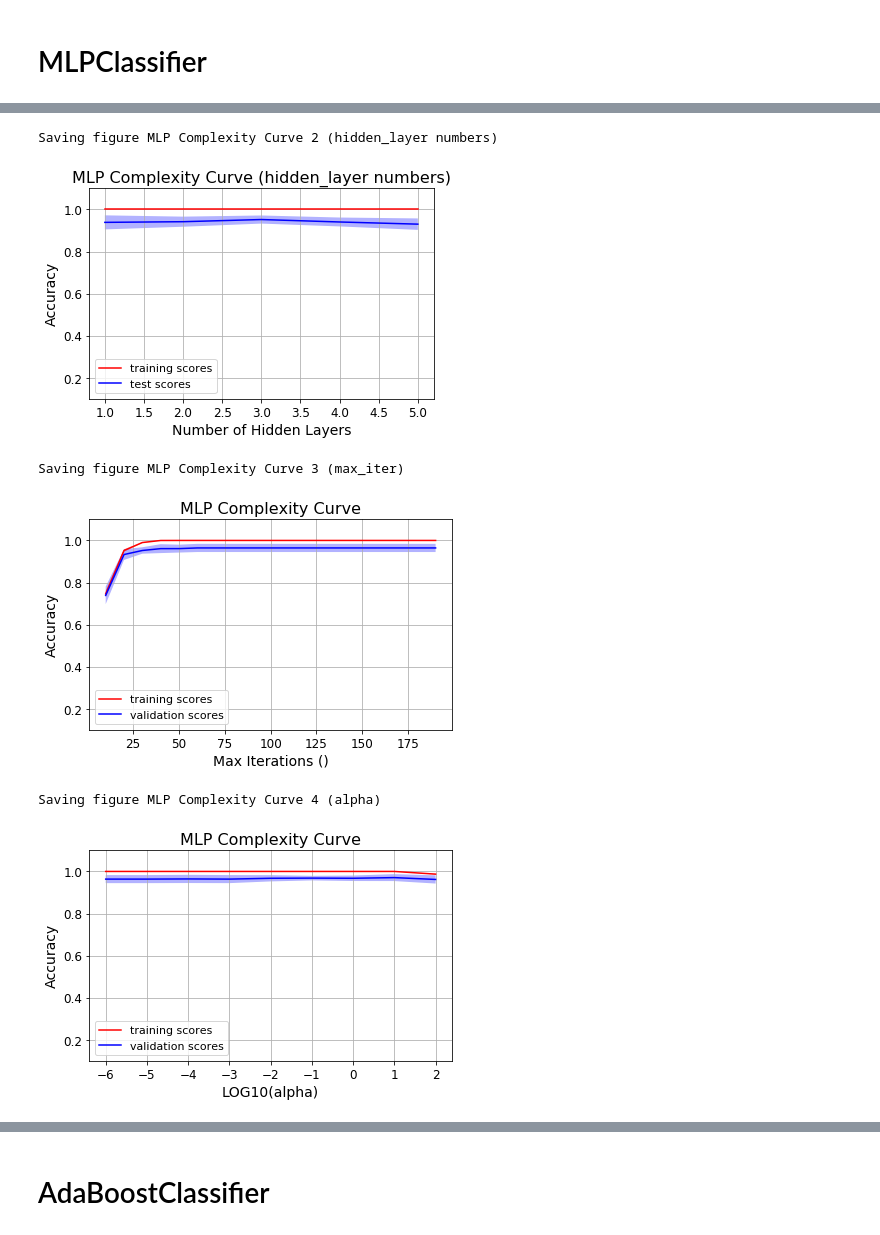
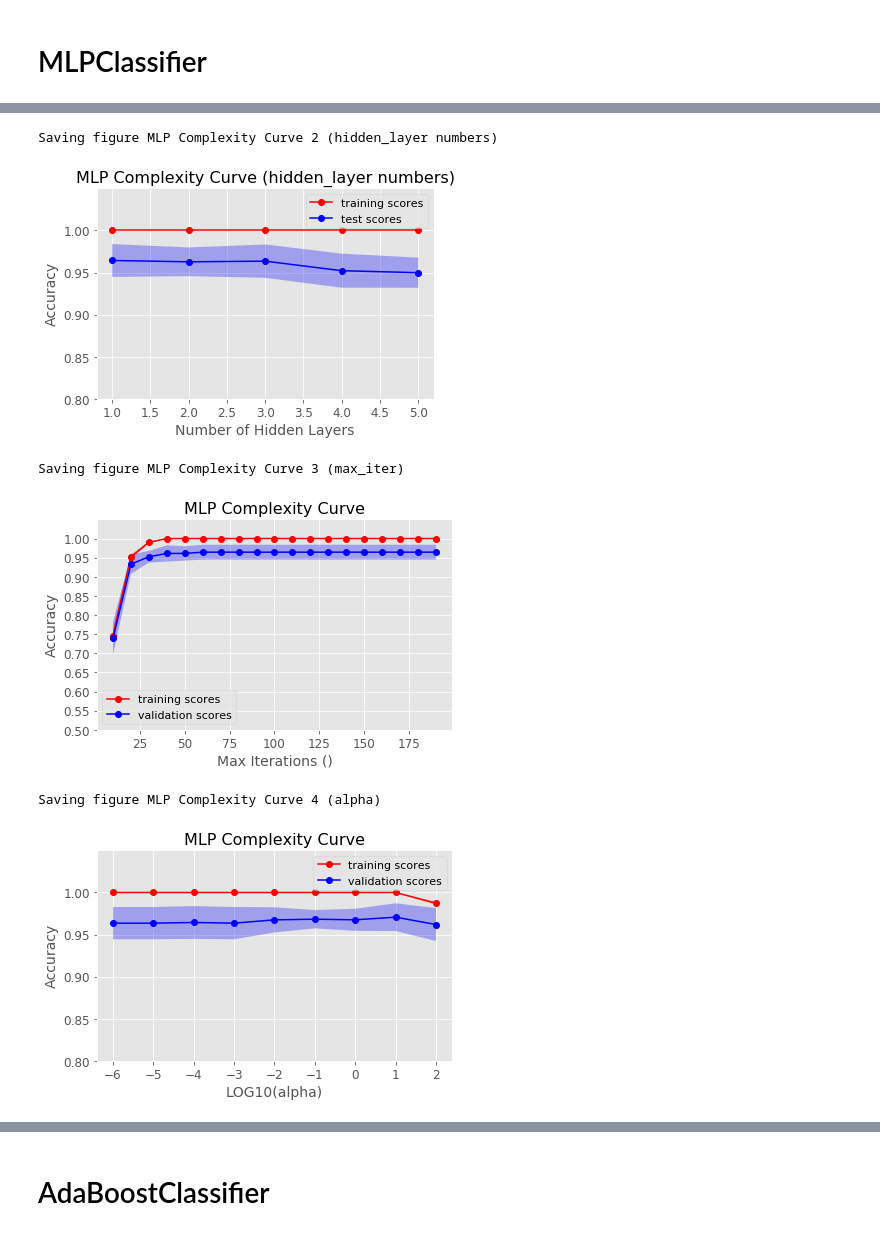
Before and after one commit to wanlipu/dsmain, a Jupyter notebook: machine_learning/classification-final-2.ipynb, the cells around one changed output, grey strips where cells are left out. Drawn from its saved outputs; the diff is of its cells as text; code cells hidden in the pictures.

```diff
--- a/machine_learning/classification-final-2.ipynb
+++ b/machine_learning/classification-final-2.ipynb
@@ -1,4 +1,9 @@
 # %%
+# sklearn version 0.19.0 or 0.19.1 required
+# import sklearn
+# sklearn.__version__
+# python 3.0 recommended
+
 from __future__ import division, print_function, unicode_literals
 import numpy as np
 import pandas as pd
@@ -6,10 +11,8 @@ import os
 import matplotlib
 import matplotlib.pyplot as plt
 %matplotlib inline
+plt.style.use('ggplot')
 
-# sklearn version 0.19.0 required
-# import sklearn
-# sklearn.__version__
 from sklearn.datasets import load_iris
 from sklearn.model_selection import train_test_split #from model_selection instead of cross_validation
 from sklearn.model_selection import validation_curve #from model_selection instead of learning_curve
@@ -128,5 +74,5 @@ Classification report for classifier SVC(C=1.0, cache_size=200, class_weight=Non
 # %%
-X = data
+X = digits.data
 y = digits.target
 
 #shuffle data
@@ -228,83 +183,87 @@ plot_complexity_curve_mlp()
 # %%
 def plot_complexity_curve_mlp2():
     val_train_result = [np.array([])]
     val_train_std = np.array([])
     val_test_result = np.array([])
     val_test_std = np.array([])
-    sizes = [(20,), (20, 20), (20, 20, 20), (20, 20, 20, 20), (20, 20, 20, 20, 20)]
+    sizes = [(30,), (30, 30), (30, 30, 30), (30, 30, 30, 30), (30, 30, 30, 30, 30)]
     for i in sizes:
         clf = MLPClassifier(solver='lbfgs', hidden_layer_sizes = i, random_state=0)
         results = cross_validate(clf, X_train, y_train, cv=10)
 
         val_train_result = np.append(val_train_result, results['train_score'].mean())
         val_test_result = np.append(val_test_result, results['test_score'].mean())
         val_train_std = np.append(val_train_std, results['train_score'].std())
         val_test_std = np.append(val_test_std, results['test_score'].std())
 
-    lines1 = plt.plot(range(1,6),val_train_result , '-', color = 'r', label='training scores')
-    lines2 = plt.plot(range(1,6),val_test_result , '-', color = 'b', label='test scores')
+    lines1 = plt.plot(range(1,6),val_train_result , 'o-', color = 'r', label='training scores')
+    lines2 = plt.plot(range(1,6),val_test_result , 'o-', color = 'b', label='test scores')
 
     plt.fill_between(range(1,6), val_train_result - val_train_std, val_train_result + val_train_std, edgecolor='none',
                      facecolor=lines1[0].get_color(), alpha=0.3)
     plt.fill_between(range(1,6), val_test_result - val_test_std, val_test_result + val_test_std, edgecolor='none',
                      facecolor=lines2[0].get_color(), alpha=0.3)
-    plt.ylim(0.1, 1.1)
-    #plt.xlim(5, 800)
+    lower = 0.8; upper = 1; interval = 0.05
+    ytick_range = np.arange(lower, upper+interval, interval)
+    plt.ylim(lower, upper+interval)
+    plt.yticks(ytick_range)
     plt.xlabel('Number of Hidden Layers'); plt.ylabel('Accuracy')
     plt.title('MLP Complexity Curve (hidden_layer numbers)', fontsize=16)
     plt.legend(fontsize = 11)
-    plt.grid()
+    #plt.grid()
     save_fig('MLP Complexity Curve 2 (hidden_layer numbers)', tight_layout=True)
 
 plot_complexity_curve_mlp2()
 # %% [output]
 Saving figure MLP Complexity Curve 2 (hidden_layer numbers)
-[figure, old version]
+[figure, new version]
 # %%
 def plot_complexity_curve_mlp3():
-    #train_sizes = np.linspace(0.1, 0.95, 18)
     param_name="max_iter"
     param_range=range(10, 200, 10)
     val_train, val_test = validation_curve(MLPClassifier(solver='lbfgs', hidden_layer_sizes=30, random_state=0),
                                            X_train, y_train,
                                            param_name=param_name, param_range=param_range, cv=10)
-    #print (val_train)
     plot_curve(param_range, val_train, label='training scores', color = 'r')
     plot_curve(param_range, val_test, label='validation scores', color = 'b')
-    plt.ylim(0.1, 1.1)
-    #plt.xlim(5, 800)
+    lower = 0.5; upper = 1; interval = 0.05
+    ytick_range = np.arange(lower, upper+interval, interval)
+    plt.ylim(lower, upper+interval)
+    plt.yticks(ytick_range)
     plt.xlabel('Max Iterations ()'); plt.ylabel('Accuracy')
     plt.title('MLP Complexity Curve', fontsize=16)
     plt.legend(fontsize=11)
-    plt.grid()
+    #plt.grid()
     save_fig('MLP Complexity Curve 3 (max_iter)', tight_layout=True)
 
 plot_complexity_curve_mlp3()
 # %% [output]
 Saving figure MLP Complexity Curve 3 (max_iter)
-[figure, old version]
+[figure, new version]
 # %%
 def plot_complexity_curve_mlp4():
     param_name="alpha"
     param_range=[1e-6, 1e-5, 1e-4, 1e-3, 1e-2, 1e-1, 1e0, 10, 100]
-    val_train, val_test = validation_curve(MLPClassifier(solver='lbfgs', hidden_layer_sizes=30, max_iter = 100, random_state=0),
+    val_train, val_test = validation_curve(MLPClassifier(solver='lbfgs', hidden_layer_sizes=30,
+                                                         max_iter = 100, random_state=0),
                                            X_train, y_train,
                                            param_name=param_name, param_range=param_range, cv=10)
-    #print (val_train)
     plot_curve(np.log10(param_range), val_train, label='training scores', color = 'r')
     plot_curve(np.log10(param_range), val_test, label='validation scores', color = 'b')
-    plt.ylim(0.1, 1.1)
-    #plt.xlim(5, 800)
+    lower = 0.8; upper = 1; interval = 0.05
+    ytick_range = np.arange(lower, upper+interval, interval)
+    plt.ylim(lower, upper+interval)
+    plt.yticks(ytick_range)
     plt.xlabel('LOG10(alpha)'); plt.ylabel('Accuracy')
     plt.title('MLP Complexity Curve', fontsize=16)
     plt.legend(fontsize=11)
-    plt.grid()
+    #plt.grid()
     save_fig('MLP Complexity Curve 4 (alpha)', tight_layout=True)
 
 plot_complexity_curve_mlp4()
 # %% [output]
 Saving figure MLP Complexity Curve 4 (alpha)
-[figure, old version]
+[figure, new version]
 # %%
 def plot_learning_curve():
     train_sizes = np.linspace(0.05, 1, 20) # if the train size is too small, training sample may only contain one class
```
Also changed, not shown: parts of 28 cells of this notebook, 1 other file.
